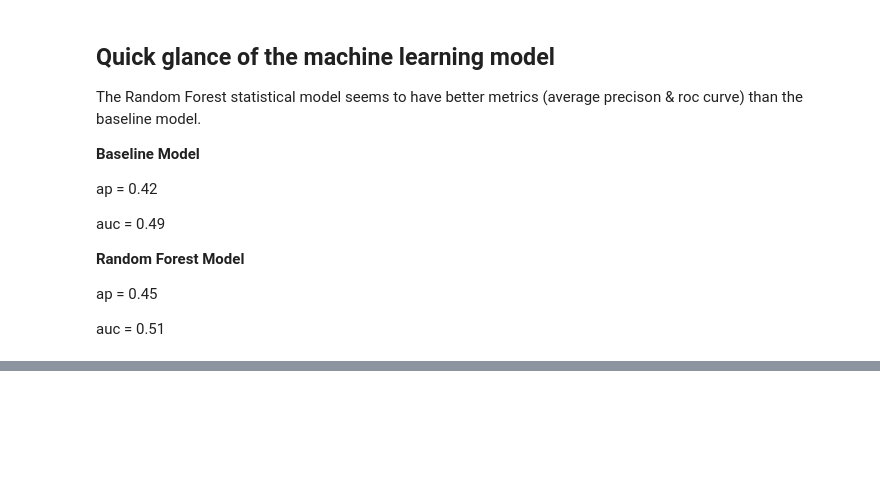
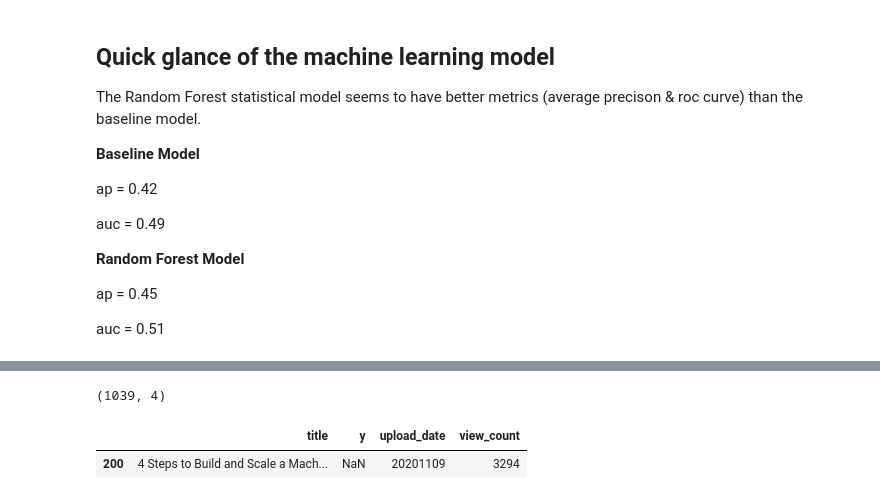
Before and after one commit to danielcdo/End-to-End-ML-Project, a Jupyter notebook: models/model3.ipynb, the cells around one changed output, grey strips where cells are left out. Saved outputs shown, nothing was run; the diff lists cells and outputs as text; code cells hidden in the pictures; blank space fills up the shorter version.

```diff
--- a/models/model3.ipynb
+++ b/models/model3.ipynb
@@ -405,0 +410,14 @@ auc = 0.51
+# %%
+# unlabeled samples
+df_unlabeled =pd.read_csv('./raw_data/raw_data_with_labels.csv', index_col=0)
+
+# get only unlabeled videos
+df_unlabeled = df_unlabeled[df_unlabeled['y'].isnull()].dropna(how='all')  # for any situation in which all columns are NaN use dropna(how='all'); extra step
+df_unlabeled.shape
+# %% [output]
+(1039, 4)
+# %%
+df_unlabeled.head(1)
+# %% [output]
+|  | title | y | upload_date | view_count |
+| 200 | 4 Steps to Build and Scale a Mach... | NaN | 20201109 | 3294 |
```
Also changed, not shown: parts of 25 cells of this notebook, 1 other file.
